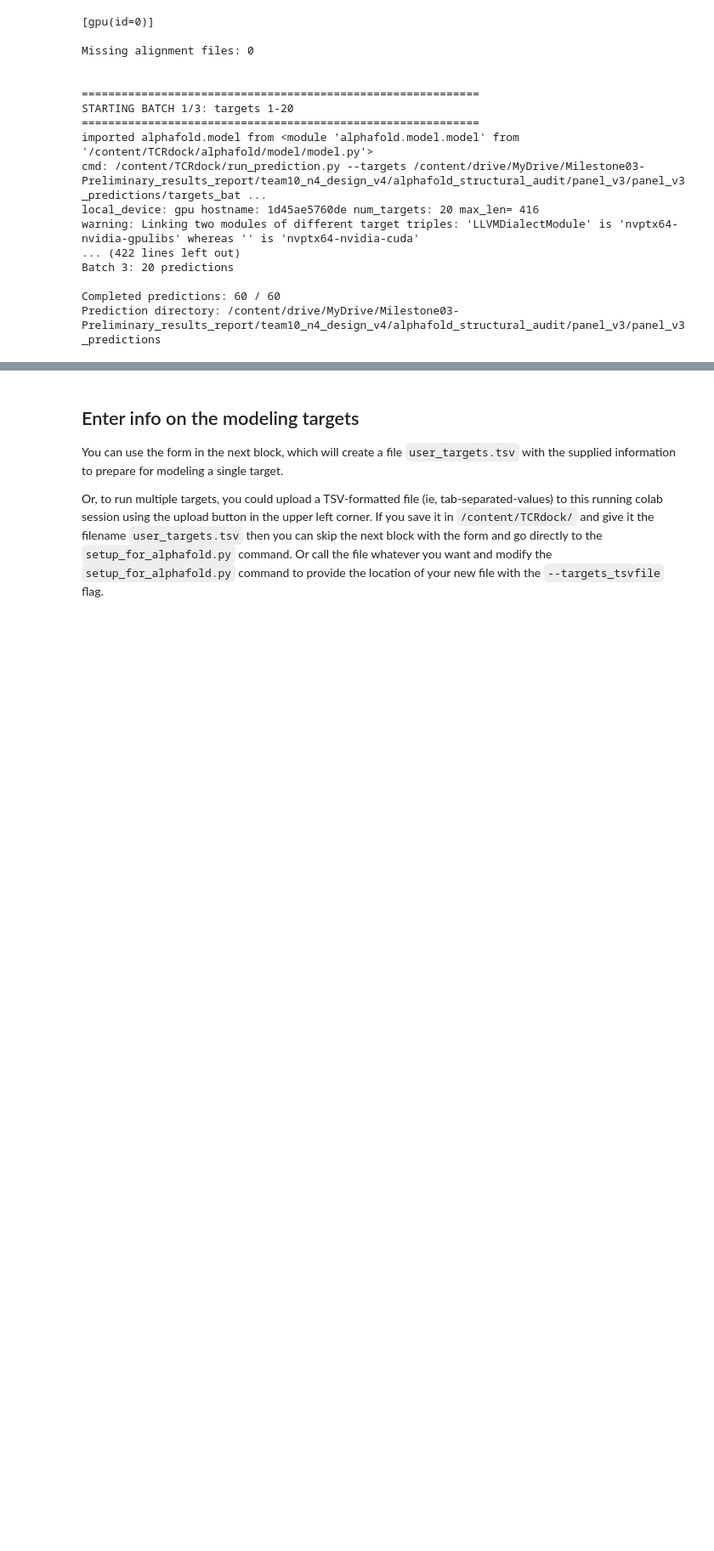
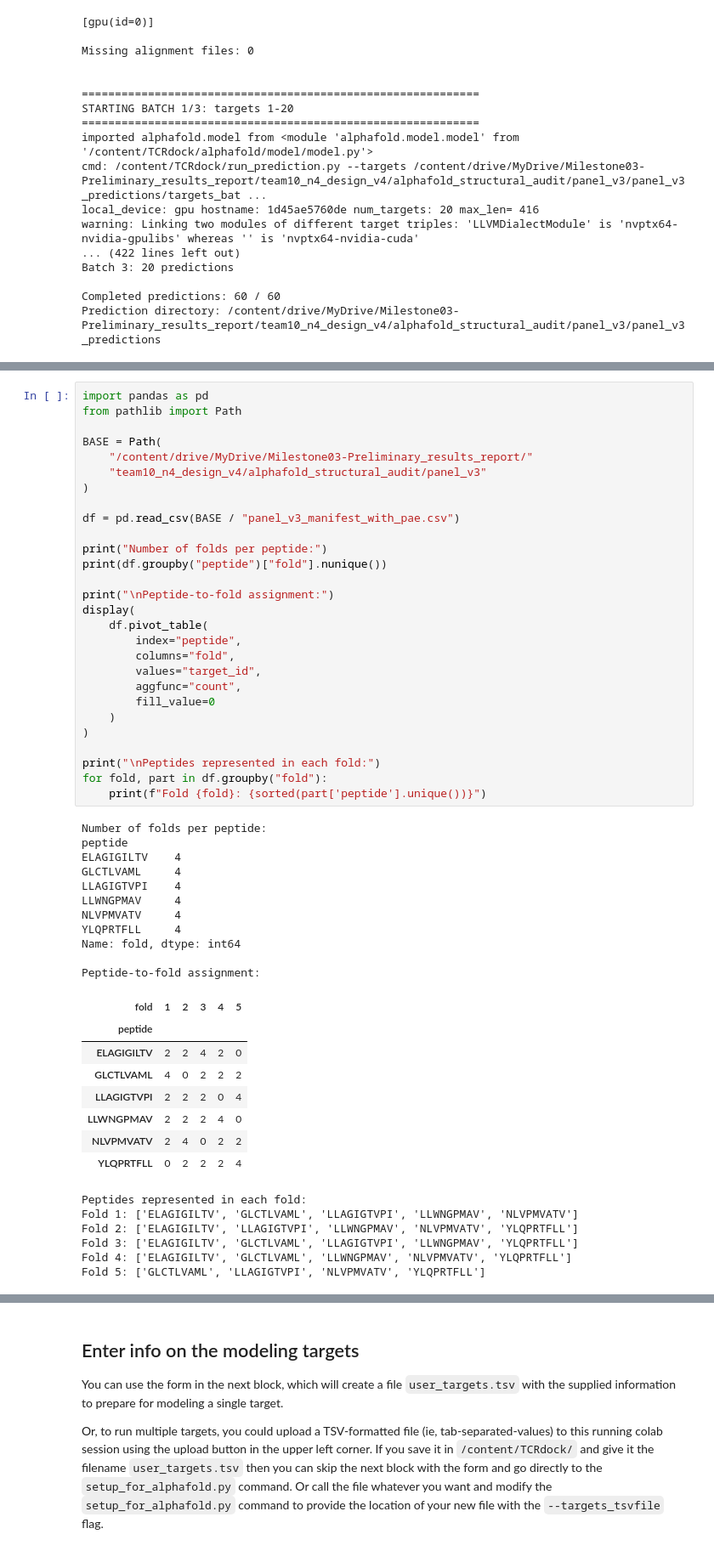
Before and after one commit to gogdanishreyas785-max/alphafold-run, a Jupyter notebook: tcrdock_colab_pipeline_v1.ipynb, the cells around one changed output, grey strips where cells are left out. Shown at 85% size. Saved outputs shown, nothing was run; the diff lists cells and outputs as text; blank space fills up the shorter version.

```diff
--- a/tcrdock_colab_pipeline_v1.ipynb
+++ b/tcrdock_colab_pipeline_v1.ipynb
@@ -2530,0 +2847,54 @@ Prediction directory: /content/drive/MyDrive/Milestone03-Preliminary_results_rep
+# %%
+import pandas as pd
+from pathlib import Path
+
+BASE = Path(
+    "/content/drive/MyDrive/Milestone03-Preliminary_results_report/"
+    "team10_n4_design_v4/alphafold_structural_audit/panel_v3"
+)
+
+df = pd.read_csv(BASE / "panel_v3_manifest_with_pae.csv")
+
+print("Number of folds per peptide:")
+print(df.groupby("peptide")["fold"].nunique())
+
+print("\nPeptide-to-fold assignment:")
+display(
+    df.pivot_table(
+        index="peptide",
+        columns="fold",
+        values="target_id",
+        aggfunc="count",
+        fill_value=0
+    )
+)
+
+print("\nPeptides represented in each fold:")
+for fold, part in df.groupby("fold"):
+    print(f"Fold {fold}: {sorted(part['peptide'].unique())}")
+# %% [output]
+Number of folds per peptide:
+peptide
+ELAGIGILTV    4
+GLCTLVAML     4
+LLAGIGTVPI    4
+LLWNGPMAV     4
+NLVPMVATV     4
+YLQPRTFLL     4
+Name: fold, dtype: int64
+
+Peptide-to-fold assignment:
+| fold | 1 | 2 | 3 | 4 | 5 |
+| peptide |  |  |  |  |  |
+| ELAGIGILTV | 2 | 2 | 4 | 2 | 0 |
+| GLCTLVAML | 4 | 0 | 2 | 2 | 2 |
+| LLAGIGTVPI | 2 | 2 | 2 | 0 | 4 |
+| LLWNGPMAV | 2 | 2 | 2 | 4 | 0 |
+| NLVPMVATV | 2 | 4 | 0 | 2 | 2 |
+| YLQPRTFLL | 0 | 2 | 2 | 2 | 4 |
+Peptides represented in each fold:
+Fold 1: ['ELAGIGILTV', 'GLCTLVAML', 'LLAGIGTVPI', 'LLWNGPMAV', 'NLVPMVATV']
+Fold 2: ['ELAGIGILTV', 'LLAGIGTVPI', 'LLWNGPMAV', 'NLVPMVATV', 'YLQPRTFLL']
+Fold 3: ['ELAGIGILTV', 'GLCTLVAML', 'LLAGIGTVPI', 'LLWNGPMAV', 'YLQPRTFLL']
+Fold 4: ['ELAGIGILTV', 'GLCTLVAML', 'LLWNGPMAV', 'NLVPMVATV', 'YLQPRTFLL']
+Fold 5: ['GLCTLVAML', 'LLAGIGTVPI', 'NLVPMVATV', 'YLQPRTFLL']
```
Also changed, not shown: parts of 7 cells of this notebook.
